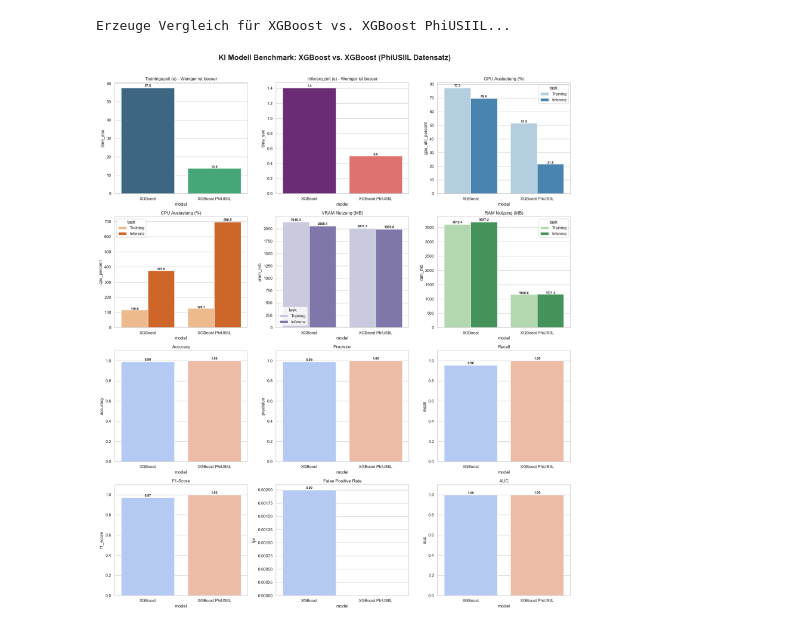
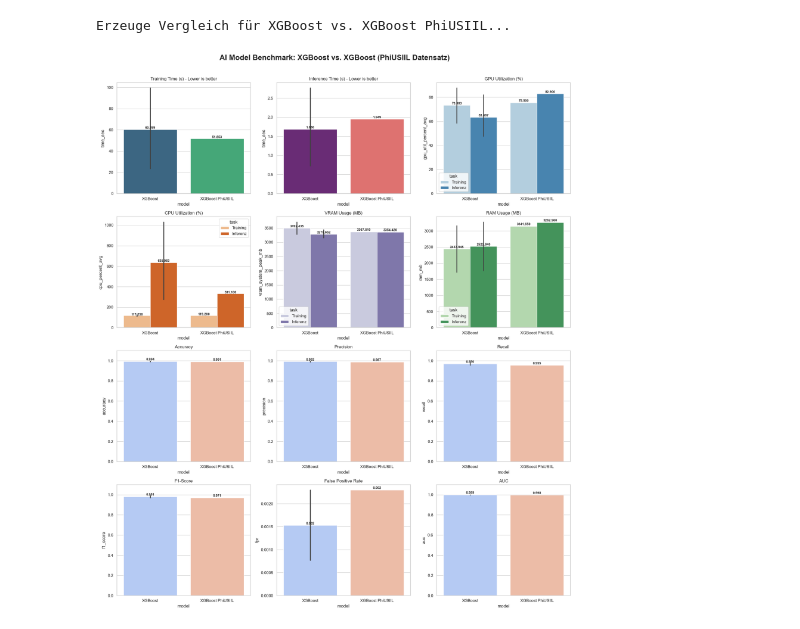
Before and after one commit to Ben4566/phishing-benchmark, a Jupyter notebook: results/analyse.ipynb, the cells around one changed output. Cells and saved outputs as stored; diff of their text form; code cells hidden in the pictures.

```diff
--- a/results/analyse.ipynb
+++ b/results/analyse.ipynb
@@ -130,10 +130,9 @@ Erzeuge Vergleich für Linear SVC vs. Linear SVC PhiUSIIL...
 # %%
 # Beispiel: XGBoost vs XGBoost PhiUSIIL
 target_base = 'XGBoost'
-df_compare = df[df['model'].isin([target_base, f"{target_base} PhiUSIIL"])].copy()
-
+df_compare = df_raw[df_raw['model'].isin([target_base, f"{target_base} PhiUSIIL"])].copy()
 print(f"Erzeuge Vergleich für {target_base} vs. {target_base} PhiUSIIL...")
 generate_benchmark_plots(df_compare, f"{target_base} vs. {target_base} (PhiUSIIL Datensatz)")
 # %% [output]
 Erzeuge Vergleich für XGBoost vs. XGBoost PhiUSIIL...
-[figure, old version]
+[figure, new version]
```
Also changed, not shown: parts of 6 cells of this notebook, 7 other files.
